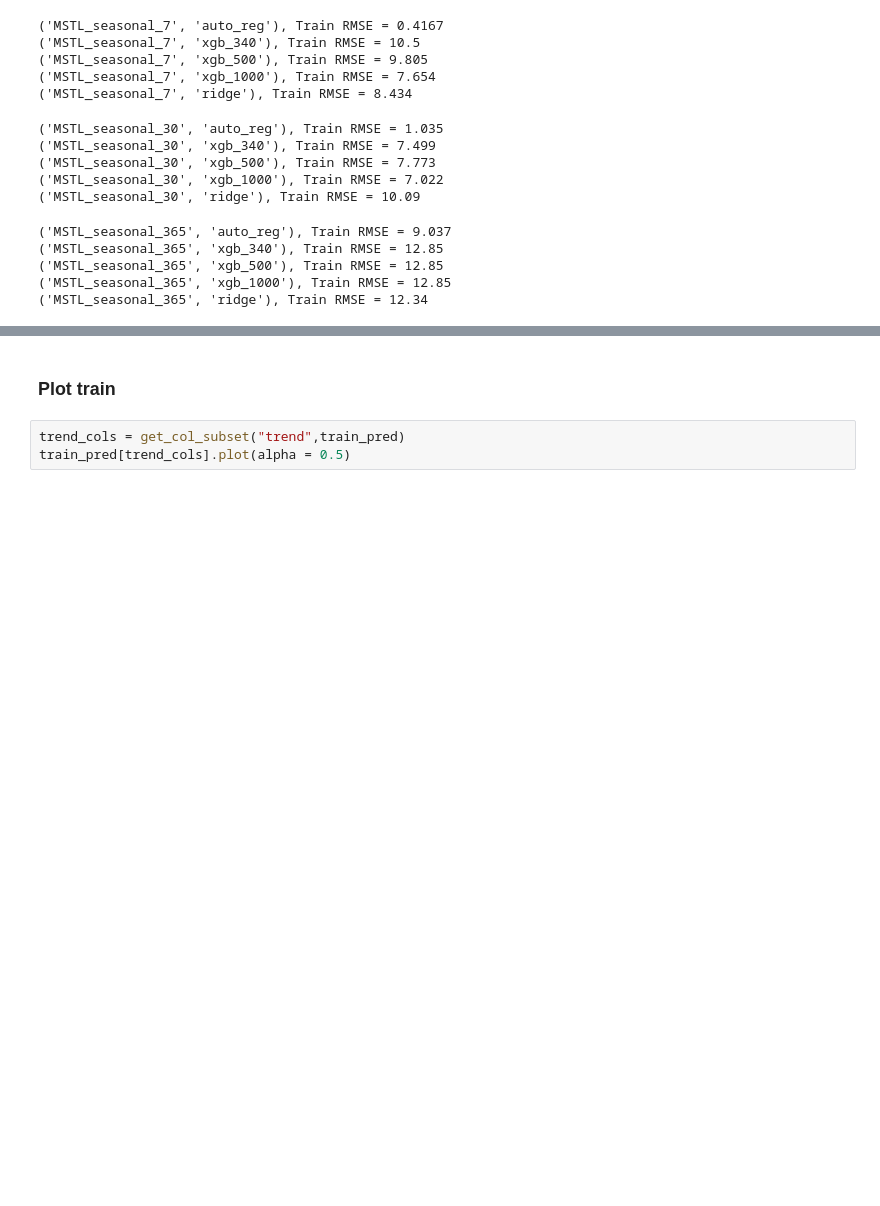
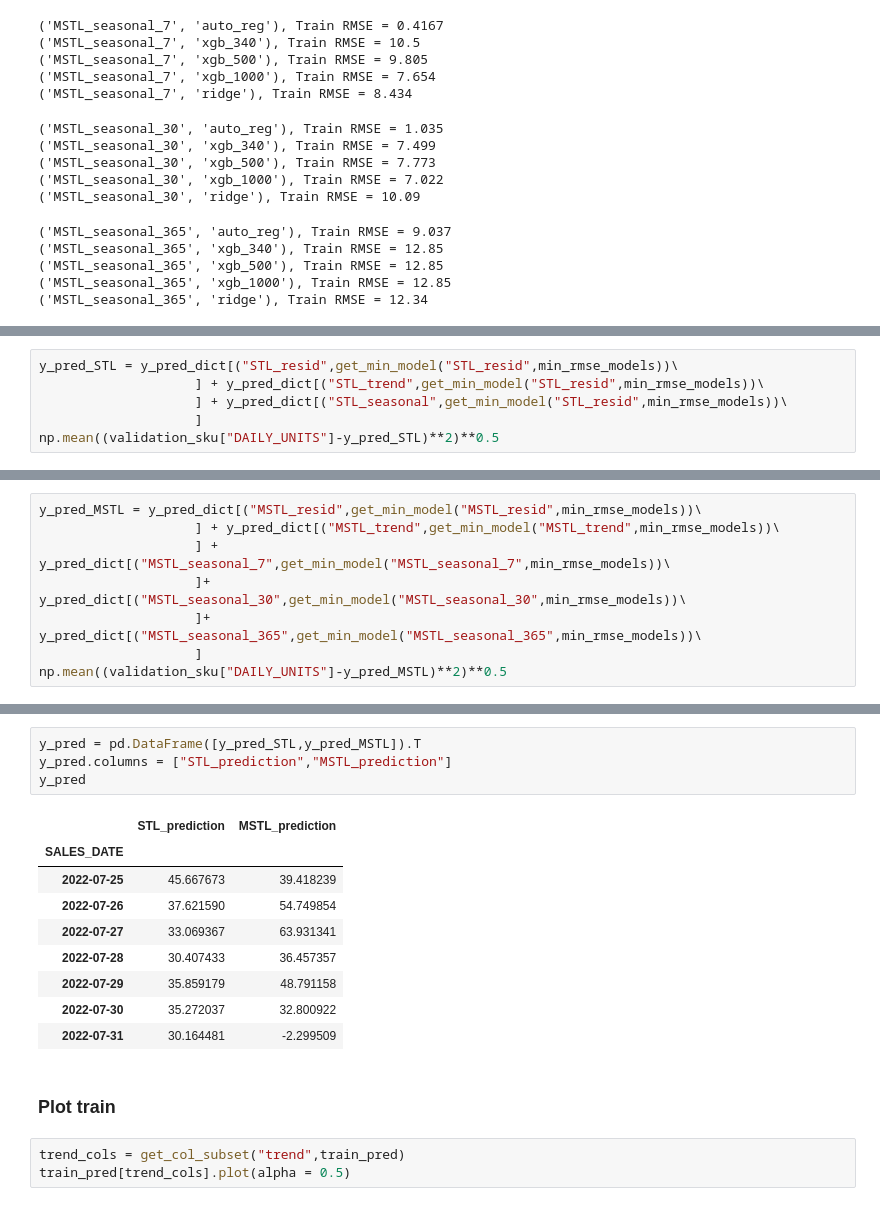
Before and after one commit to ashish1610dhiman/msa_project_week, a Jupyter notebook: notebooks/ashish/g.xgboost_v1.ipynb, the cells around one changed output, grey strips where cells are left out. Saved outputs shown, nothing was run; the diff lists cells and outputs as text; blank space fills up the shorter version.

```diff
--- a/notebooks/ashish/g.xgboost_v1.ipynb
+++ b/notebooks/ashish/g.xgboost_v1.ipynb
@@ -323,0 +273,6 @@ dtype: float64
+# %%
+y_pred_STL = y_pred_dict[("STL_resid",get_min_model("STL_resid",min_rmse_models))\
+                    ] + y_pred_dict[("STL_trend",get_min_model("STL_resid",min_rmse_models))\
+                    ] + y_pred_dict[("STL_seasonal",get_min_model("STL_resid",min_rmse_models))\
+                    ]
+np.mean((validation_sku["DAILY_UNITS"]-y_pred_STL)**2)**0.5
@@ -323,0 +281,8 @@ dtype: float64
+# %%
+y_pred_MSTL = y_pred_dict[("MSTL_resid",get_min_model("MSTL_resid",min_rmse_models))\
+                    ] + y_pred_dict[("MSTL_trend",get_min_model("MSTL_trend",min_rmse_models))\
+                    ] + y_pred_dict[("MSTL_seasonal_7",get_min_model("MSTL_seasonal_7",min_rmse_models))\
+                    ]+ y_pred_dict[("MSTL_seasonal_30",get_min_model("MSTL_seasonal_30",min_rmse_models))\
+                    ]+ y_pred_dict[("MSTL_seasonal_365",get_min_model("MSTL_seasonal_365",min_rmse_models))\
+                    ]
+np.mean((validation_sku["DAILY_UNITS"]-y_pred_MSTL)**2)**0.5
@@ -324,3 +327,17 @@ dtype: float64
+# %%
+y_pred = pd.DataFrame([y_pred_STL,y_pred_MSTL]).T
+y_pred.columns = ["STL_prediction","MSTL_prediction"]
+y_pred
+# %% [output]
+|  | STL_prediction | MSTL_prediction |
+| SALES_DATE |  |  |
+| 2022-07-25 | 45.667673 | 39.418239 |
+| 2022-07-26 | 37.621590 | 54.749854 |
+| 2022-07-27 | 33.069367 | 63.931341 |
+| 2022-07-28 | 30.407433 | 36.457357 |
+| 2022-07-29 | 35.859179 | 48.791158 |
+| 2022-07-30 | 35.272037 | 32.800922 |
+| 2022-07-31 | 30.164481 | -2.299509 |
 # %% [markdown]
 ### Plot train
 # %%
```
Also changed, not shown: parts of 23 cells of this notebook, 4 other files.
